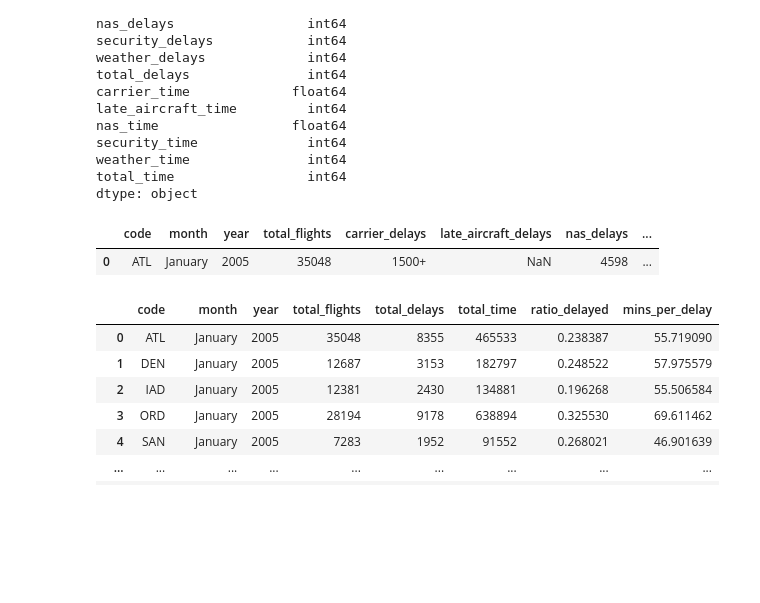
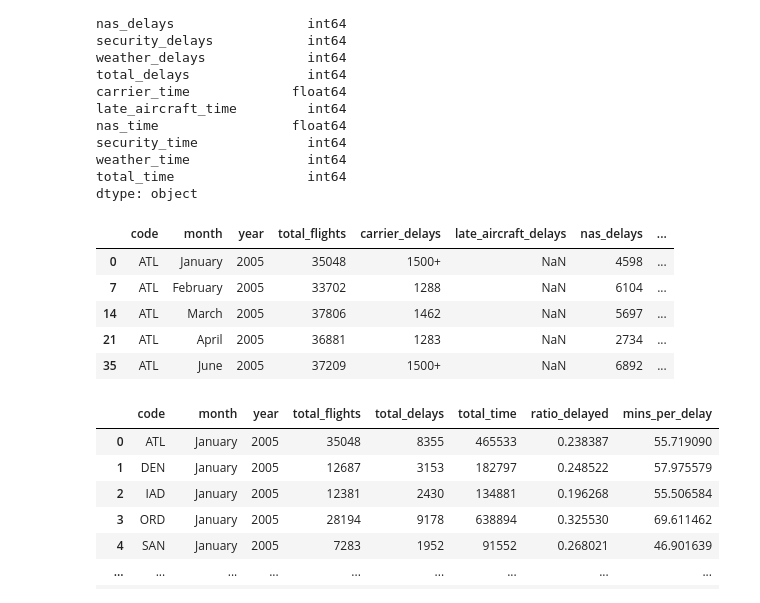
Before and after one commit to brandonbennett1995/brandonbennett1995.github.io, a Jupyter notebook: p2/p2.ipynb, the cells around one changed output. Cells and saved outputs as stored; diff of their text form; code cells hidden in the pictures; blank space fills up the shorter version.

```diff
--- a/p2/p2.ipynb
+++ b/p2/p2.ipynb
@@ -5,12 +7,11 @@ import numpy as np
 import pandas as pd
 import plotly.express as px
 
-url = (
-    "https://raw.githubusercontent.com/byuidatascience/data4missing/master/"
-    "data-raw/flights_missing/flights_missing.json"
-)
-df = pd.read_json(url)
+# url = "https://raw.githubusercontent.com/byuidatascience/data4missing/master/data-raw/flights_missing/flights_missing.json"
+file = "flights_missing.json"
+df = pd.read_json(file)
 
 df.drop(columns=["airport_name"], inplace=True)
-df
+nrows, ncols = df.shape
+print(f"This DataFrame has {nrows} rows and {ncols} cols")
 # %% [output]
@@ -148,2 +97,0 @@ df.select_dtypes(exclude="object").describe()
-# %%
-df = df.replace(-999, np.nan)
@@ -150,4 +111,28 @@ df = df.replace(-999, np.nan)
 # %%
+df.replace(-999, np.nan, inplace=True)
 df["month"] = np.where(df["code"] == "ATL", df["month"].bfill(), df["month"].ffill())
+df["year"] = np.where(df["code"] == "ATL", df["year"].bfill(), df["year"].ffill())
 
-df["year"] = np.where(df["code"] == "ATL", df["year"].bfill(), df["year"].ffill())
+df.code = pd.Categorical(
+    df.code, ordered=False, categories=["ATL", "DEN", "IAD", "ORD", "SAN", "SFO", "SLC"]
+)
+
+df.month = pd.Categorical(
+    df.month,
+    ordered=True,
+    categories=[
+        "January",
+        "February",
+        "March",
+        "April",
+        "May",
+        "June",
+        "July",
+        "August",
+        "September",
+        "October",
+        "November",
+        "December",
+    ],
+)
+df.info()
@@ -235,10 +217,14 @@ weather_time               int64
 total_time                 int64
 dtype: object
 # %%
-df.query("@pd.isna(late_aircraft_delays)").head(1)
+df.query("@pd.isna(late_aircraft_delays)").head(5)
 # %% [output]
 |  | code | month | year | total_flights | carrier_delays | late_aircraft_delays | nas_delays | ... |
 | 0 | ATL | January | 2005 | 35048 | 1500+ | NaN | 4598 | ... |
+| 7 | ATL | February | 2005 | 33702 | 1288 | NaN | 6104 | ... |
+| 14 | ATL | March | 2005 | 37806 | 1462 | NaN | 5697 | ... |
+| 21 | ATL | April | 2005 | 36881 | 1283 | NaN | 2734 | ... |
+| 35 | ATL | June | 2005 | 37209 | 1500+ | NaN | 6892 | ... |
 # %%
 worst = df[
     ["code", "month", "year", "total_flights", "total_delays", "total_time"]
```
Also changed, not shown: parts of 19 cells of this notebook, 12 other files.
